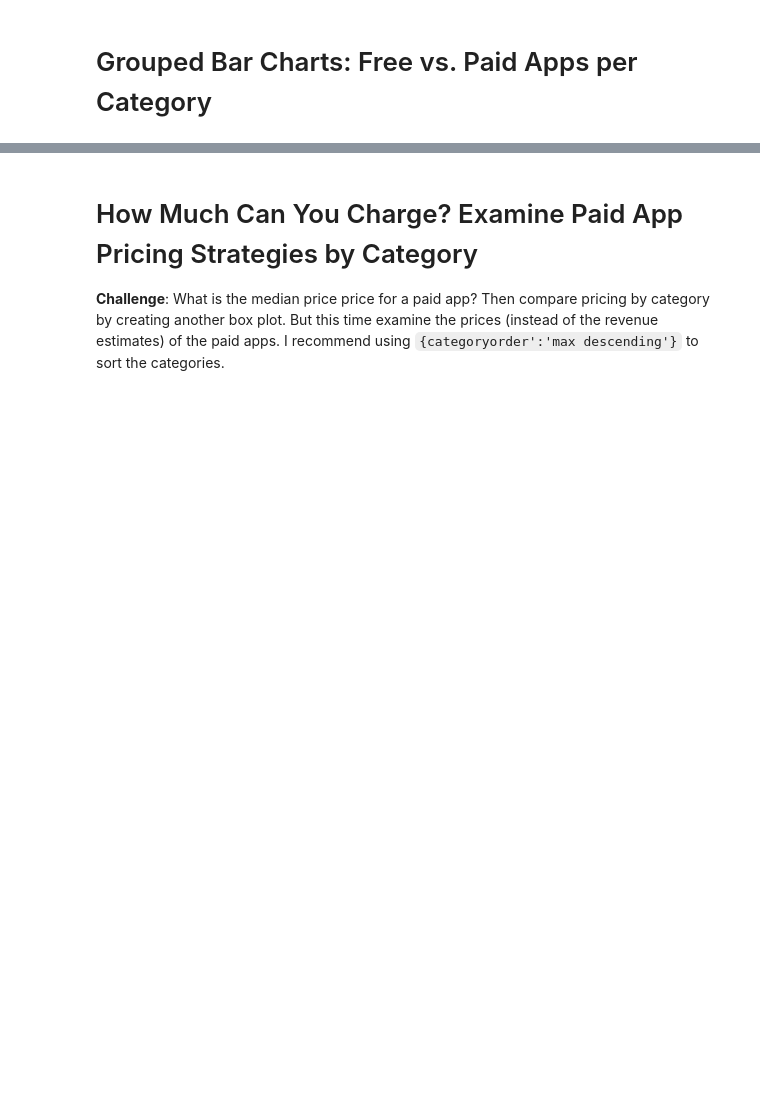
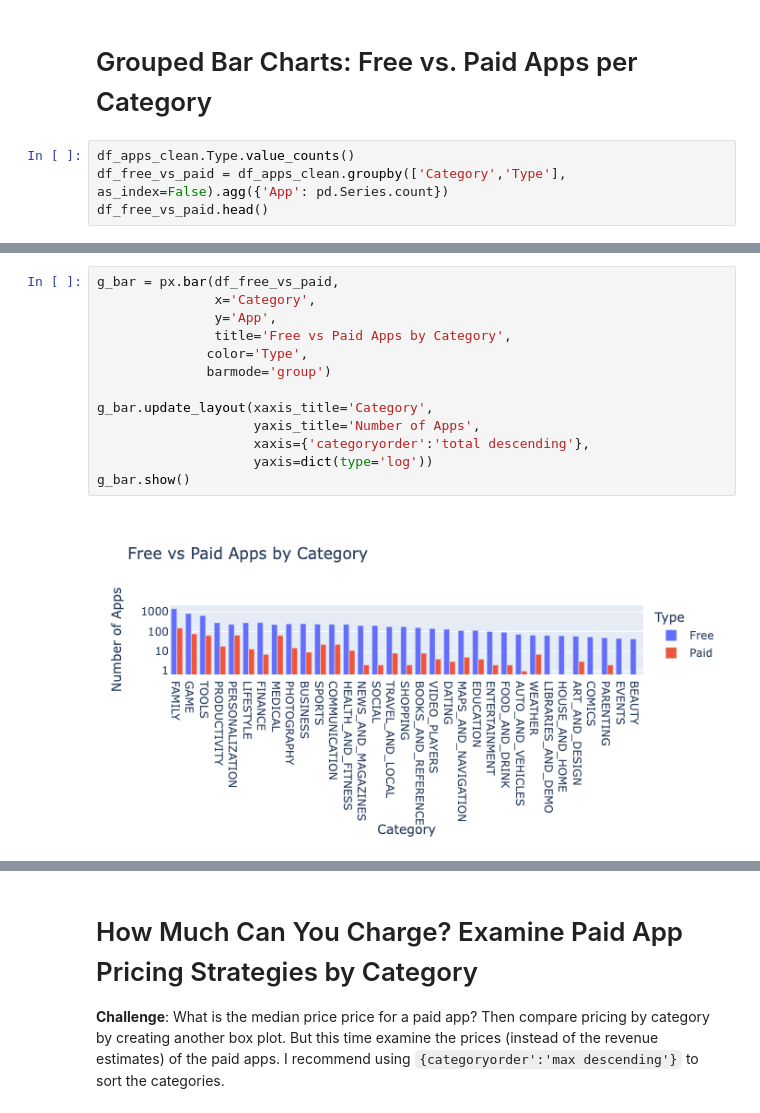
Before and after one commit to hattiepwvi/Pandas-Plotly-App, a Jupyter notebook: Google Play Store App Analytics (start).ipynb, the cells around one changed output, grey strips where cells are left out. Drawn from its saved outputs; the diff is of its cells as text; blank space fills up the shorter version.

```diff
--- a/Google Play Store App Analytics (start).ipynb
+++ b/Google Play Store App Analytics (start).ipynb
@@ -393,2 +442,6 @@ Try experimenting with the built in colour scales in Plotly. You can find a full
 # %% [markdown]
 # Grouped Bar Charts: Free vs. Paid Apps per Category
+# %%
+df_apps_clean.Type.value_counts()
+df_free_vs_paid = df_apps_clean.groupby(['Category','Type'], as_index=False).agg({'App': pd.Series.count})
+df_free_vs_paid.head()
@@ -400,6 +460,21 @@ Try experimenting with the built in colour scales in Plotly. You can find a full
 You'll want to use the `df_free_vs_paid` DataFrame that you created above that has the total number of free and paid apps per category.
 
 See if you can figure out how to get the look above by changing the `categoryorder` to 'total descending' as outlined in the documentation here [here](https://plotly.com/python/categorical-axes/#automatically-sorting-categories-by-name-or-total-value).
+# %%
+g_bar = px.bar(df_free_vs_paid,
+               x='Category',
+               y='App',
+               title='Free vs Paid Apps by Category',
+              color='Type',
+              barmode='group')
+
+g_bar.update_layout(xaxis_title='Category',
+                    yaxis_title='Number of Apps',
+                    xaxis={'categoryorder':'total descending'},
+                    yaxis=dict(type='log'))
+g_bar.show()
+# %% [output]
+[figure, added]
 # %% [markdown]
 # Plotly Box Plots: Lost Downloads for Paid Apps
 
```
Also changed, not shown: parts of 20 cells of this notebook.
